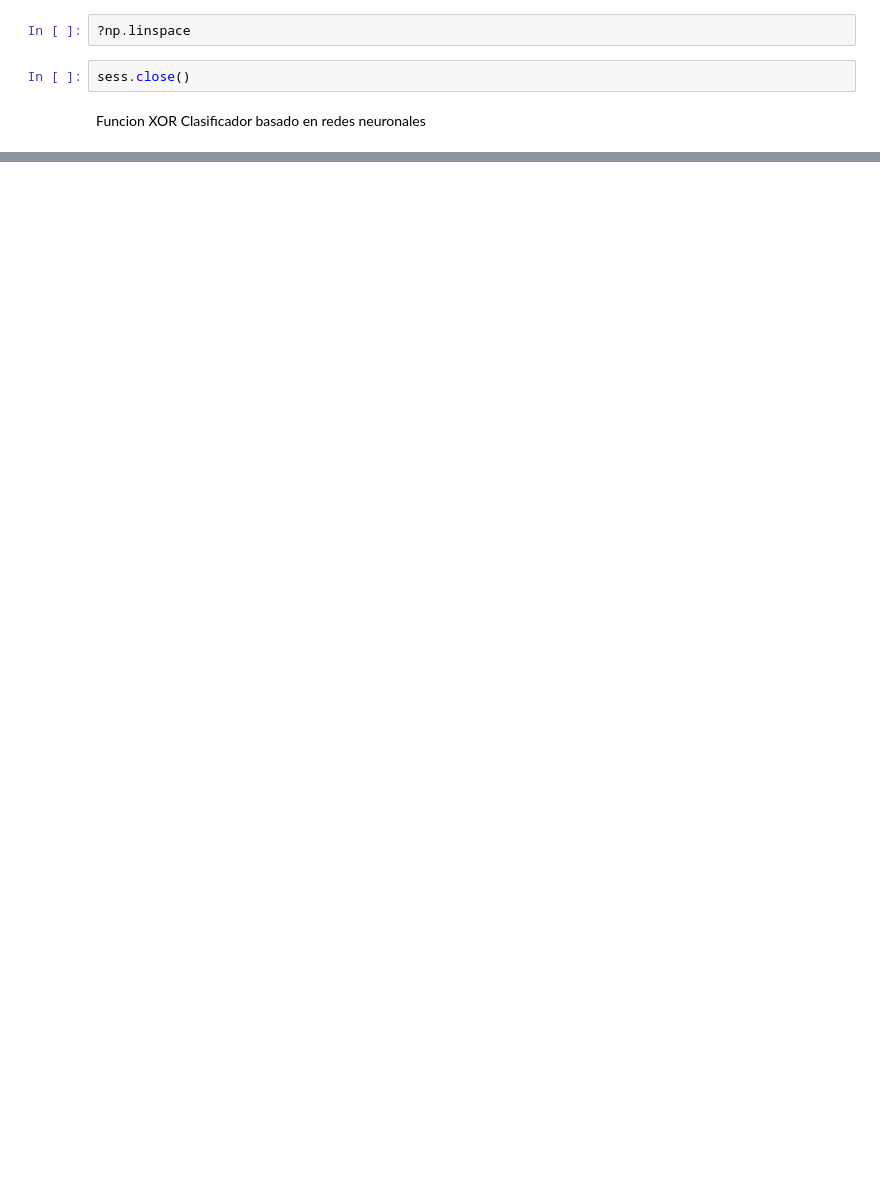
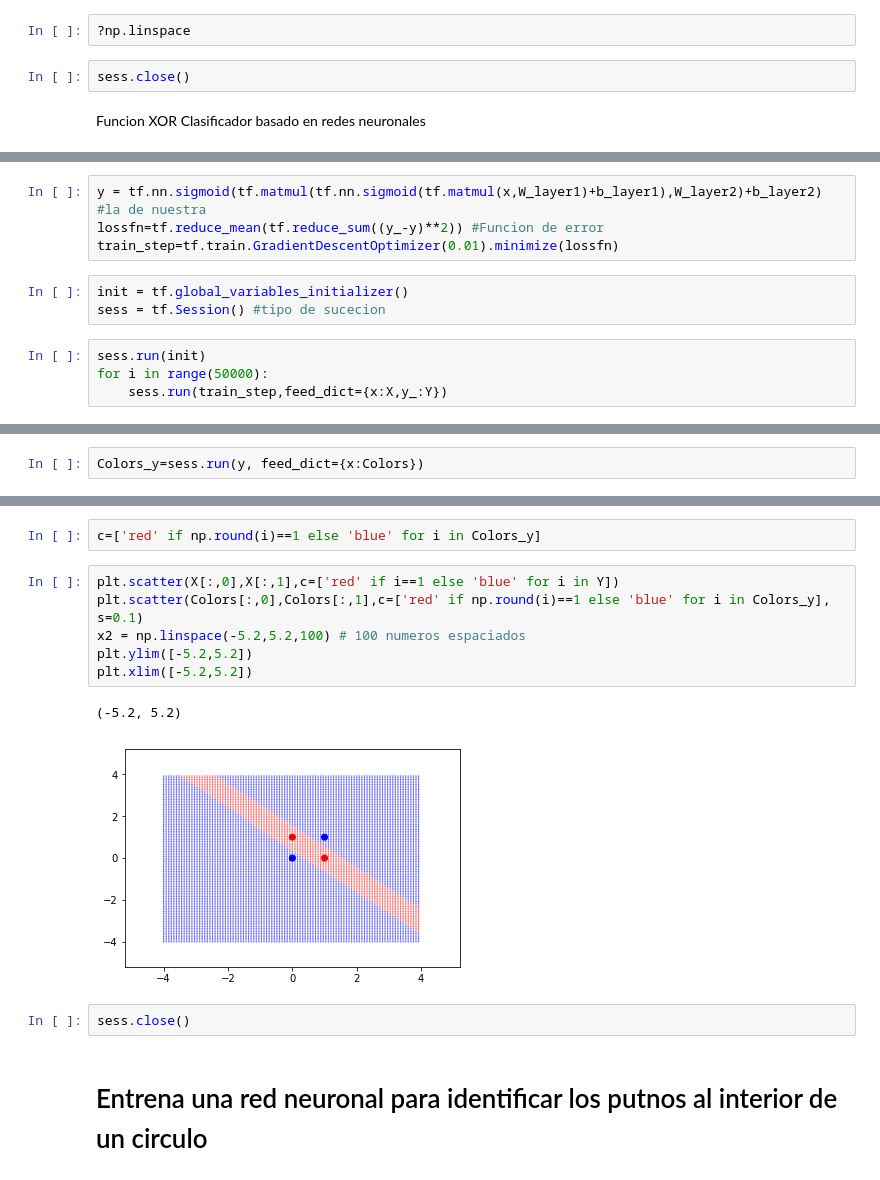
Before and after one commit to ClaseML-2017/neural-netwoks-EduardoHidalgoGarcia, a Jupyter notebook: RedesNeuronalesEHG.ipynb, the cells around one changed output, grey strips where cells are left out. Saved outputs shown, nothing was run; the diff lists cells and outputs as text; blank space fills up the shorter version.

```diff
--- a/RedesNeuronalesEHG.ipynb
+++ b/RedesNeuronalesEHG.ipynb
@@ -143,0 +169,11 @@ Clasificador basado en redes neuronales
+# %%
+y = tf.nn.sigmoid(tf.matmul(tf.nn.sigmoid(tf.matmul(x,W_layer1)+b_layer1),W_layer2)+b_layer2) #la de nuestra
+lossfn=tf.reduce_mean(tf.reduce_sum((y_-y)**2)) #Funcion de error
+train_step=tf.train.GradientDescentOptimizer(0.01).minimize(lossfn)
+# %%
+init = tf.global_variables_initializer()
+sess = tf.Session() #tipo de sucecion
+# %%
+sess.run(init)
+for i in range(50000):
+    sess.run(train_step,feed_dict={x:X,y_:Y})
@@ -143,0 +188,2 @@ Clasificador basado en redes neuronales
+# %%
+Colors_y=sess.run(y, feed_dict={x:Colors})
@@ -143,0 +215,15 @@ Clasificador basado en redes neuronales
+# %%
+c=['red' if np.round(i)==1 else 'blue' for i in Colors_y]
+# %%
+plt.scatter(X[:,0],X[:,1],c=['red' if i==1 else 'blue' for i in Y])
+plt.scatter(Colors[:,0],Colors[:,1],c=['red' if np.round(i)==1 else 'blue' for i in Colors_y], s=0.1)
+x2 = np.linspace(-5.2,5.2,100) # 100 numeros espaciados
+plt.ylim([-5.2,5.2])
+plt.xlim([-5.2,5.2])
+# %% [output]
+(-5.2, 5.2)
+[figure, added]
+# %%
+sess.close()
+# %% [markdown]
+# Entrena una red neuronal para identificar los putnos al interior de un circulo
```
Also changed, not shown: parts of 17 cells of this notebook.
